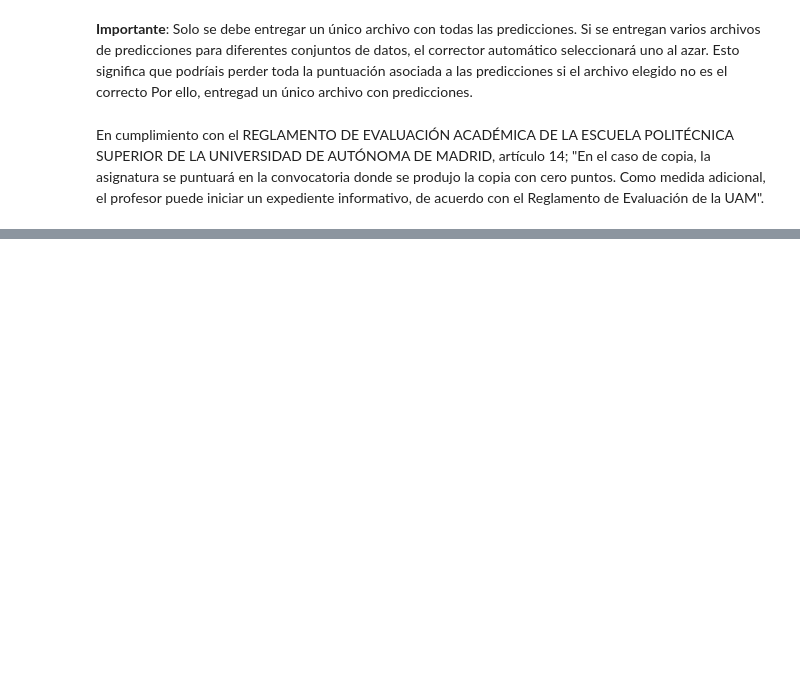
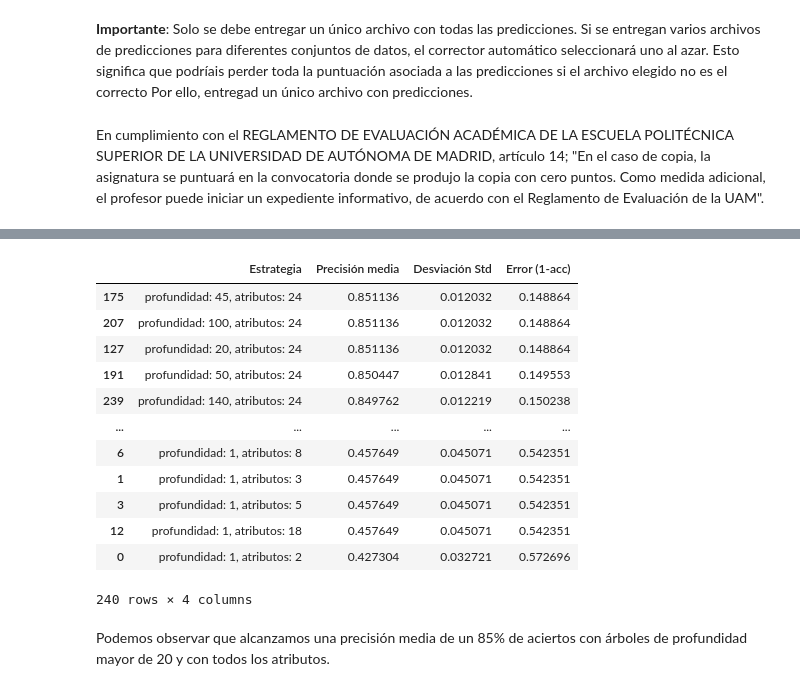
Before and after one commit to Cocolocoloco777/IA, a Jupyter notebook: Práctica 3/p3_04.ipynb, the cells around one changed output, grey strips where cells are left out. Saved outputs shown, nothing was run; the diff lists cells and outputs as text; code cells hidden in the pictures; blank space fills up the shorter version.

```diff
--- a/Práctica 3/p3_04.ipynb
+++ b/Práctica 3/p3_04.ipynb
@@ -73,0 +205,52 @@ datos_explotacion["Adopted"].values[:10]
+# %%
+import matplotlib.pyplot as plt
+import pandas as pd
+
+from sklearn.model_selection import cross_val_score
+from sklearn.tree import DecisionTreeClassifier
+from sklearn.pipeline import Pipeline
+from sklearn.feature_selection import SelectKBest, f_classif
+
+
+# Variamos la profundidad y el número de atributos a seleccionar
+
+classifiers = []
+
+for depth in [1, 2, 3, 4, 5, 10, 15, 20, 25, 30, 45, 50, 100, 120, 140]:
+    for features in [2, 3, 4, 5, 6, 7, 8, 9, 10, 12, 14, 16, 18, 20, 22, 24]:
+        classifiers.append((f"profundidad: {depth}, atributos: {features}", Pipeline([('selector', SelectKBest(f_classif, k=features)),('model', DecisionTreeClassifier(max_depth=depth))])))
+
+results = []
+
+for name, classifier in classifiers:
+
+    scores = cross_val_score(classifier, X, y, cv=5)
+
+    # Guardamos los datos para las tablas
+    row = {
+        'Estrategia': name,
+        'Precisión media': scores.mean(),
+        'Desviación Std': scores.std(),
+        'Error (1-acc)': 1 - scores.mean()
+    }
+    results.append(row)
+
+df = pd.DataFrame(results)
+df = df.sort_values(by = "Precisión media", ascending = False)
+display(df)
+# %% [output]
+|  | Estrategia | Precisión media | Desviación Std | Error (1-acc) |
+| 175 | profundidad: 45, atributos: 24 | 0.851136 | 0.012032 | 0.148864 |
+| 207 | profundidad: 100, atributos: 24 | 0.851136 | 0.012032 | 0.148864 |
+| 127 | profundidad: 20, atributos: 24 | 0.851136 | 0.012032 | 0.148864 |
+| 191 | profundidad: 50, atributos: 24 | 0.850447 | 0.012841 | 0.149553 |
+| 239 | profundidad: 140, atributos: 24 | 0.849762 | 0.012219 | 0.150238 |
+| ... | ... | ... | ... | ... |
+| 6 | profundidad: 1, atributos: 8 | 0.457649 | 0.045071 | 0.542351 |
+| 1 | profundidad: 1, atributos: 3 | 0.457649 | 0.045071 | 0.542351 |
+| 3 | profundidad: 1, atributos: 5 | 0.457649 | 0.045071 | 0.542351 |
+| 12 | profundidad: 1, atributos: 18 | 0.457649 | 0.045071 | 0.542351 |
+| 0 | profundidad: 1, atributos: 2 | 0.427304 | 0.032721 | 0.572696 |
+240 rows × 4 columns
+# %% [markdown]
+Podemos observar que alcanzamos una precisión media de un 85% de aciertos con árboles de profundidad mayor de 20 y con todos los atributos.
```
Also changed, not shown: parts of 22 cells of this notebook, 1 other file.
